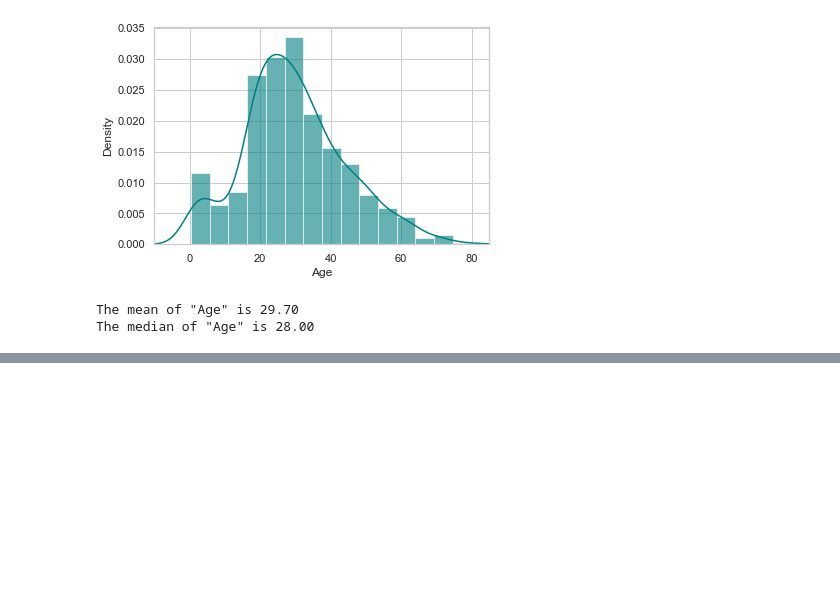
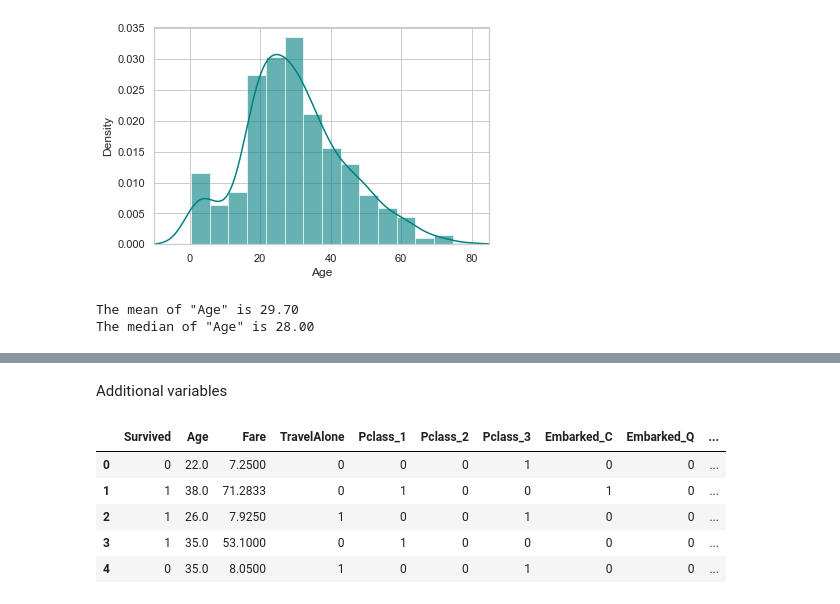
Before and after one commit to mdodovic/Logistic-Regression, a Jupyter notebook: logistic_regression.ipynb, the cells around one changed output, grey strips where cells are left out. Saved outputs shown, nothing was run; the diff lists cells and outputs as text; code cells hidden in the pictures; blank space fills up the shorter version.

```diff
--- a/logistic_regression.ipynb
+++ b/logistic_regression.ipynb
@@ -93,0 +161,24 @@ The median of "Age" is 28.00
+# %% [markdown]
+Additional variables
+# %%
+# Create categorical variable for traveling alone
+train_data['TravelAlone'] = np.where((train_data["SibSp"] + train_data["Parch"]) > 0, 0, 1)
+train_data.drop('SibSp', axis=1, inplace=True)
+train_data.drop('Parch', axis=1, inplace=True)
+
+#create categorical variables and drop some variables
+training=pd.get_dummies(train_data, columns=["Pclass","Embarked","Sex"])
+training.drop('Sex_female', axis=1, inplace=True)
+training.drop('PassengerId', axis=1, inplace=True)
+training.drop('Name', axis=1, inplace=True)
+training.drop('Ticket', axis=1, inplace=True)
+
+final_train = training
+final_train.head()
+# %% [output]
+|  | Survived | Age | Fare | TravelAlone | Pclass_1 | Pclass_2 | Pclass_3 | Embarked_C | Embarked_Q | ... |
+| 0 | 0 | 22.0 | 7.2500 | 0 | 0 | 0 | 1 | 0 | 0 | ... |
+| 1 | 1 | 38.0 | 71.2833 | 0 | 1 | 0 | 0 | 1 | 0 | ... |
+| 2 | 1 | 26.0 | 7.9250 | 1 | 0 | 0 | 1 | 0 | 0 | ... |
+| 3 | 1 | 35.0 | 53.1000 | 0 | 1 | 0 | 0 | 0 | 0 | ... |
+| 4 | 0 | 35.0 | 8.0500 | 1 | 0 | 0 | 1 | 0 | 0 | ... |
```
Also changed, not shown: parts of 4 cells of this notebook.
